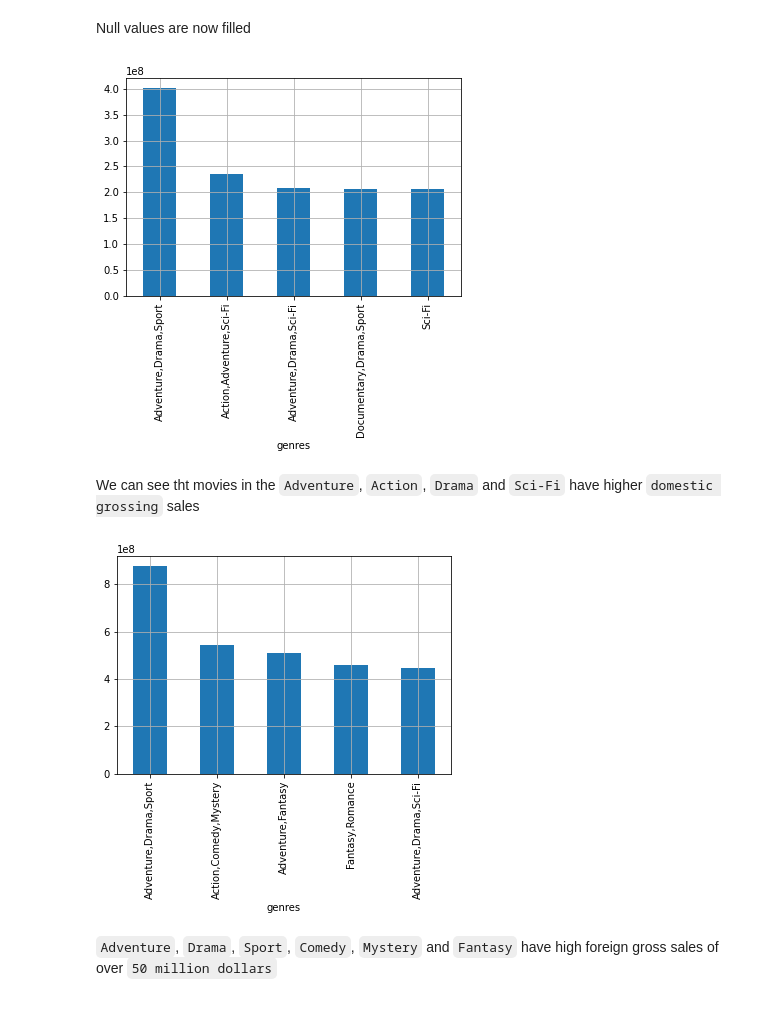
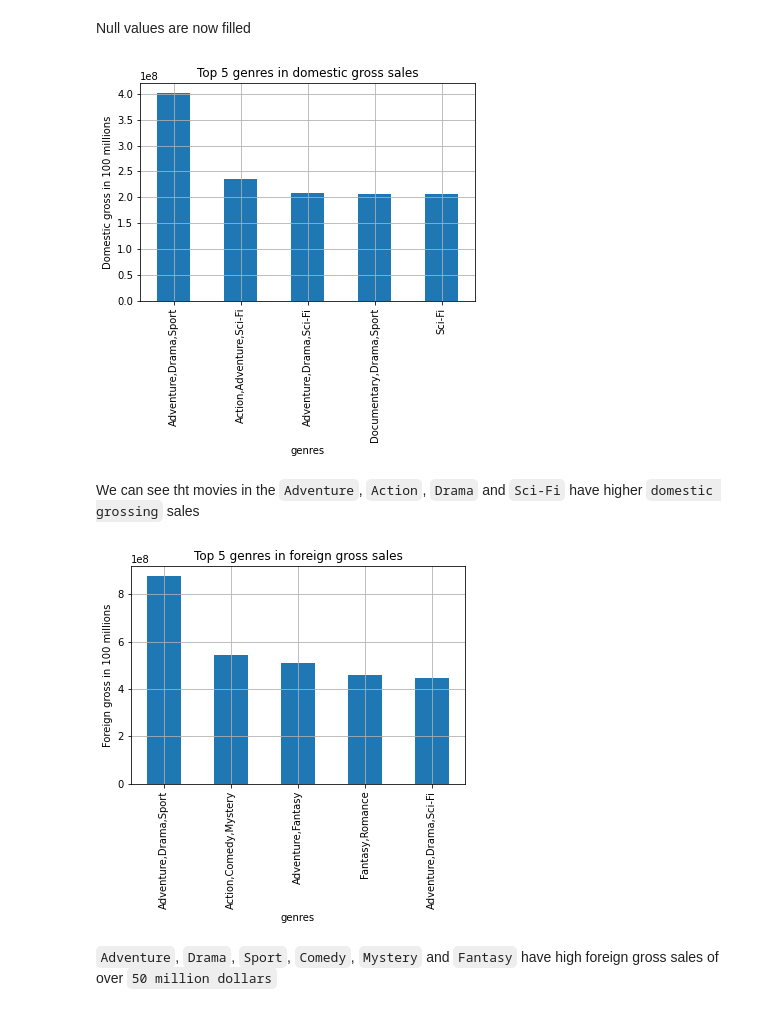
Before and after one commit to KingMaina/Microsoft-Movie-Analysis, a Jupyter notebook: MIscrosoft_Movie_Analysis.ipynb, the cells around one changed output. Cells and saved outputs as stored; diff of their text form; code cells hidden in the pictures.

```diff
--- a/MIscrosoft_Movie_Analysis.ipynb
+++ b/MIscrosoft_Movie_Analysis.ipynb
@@ -848,16 +838,16 @@ movies_df.boxplot()
 Null values are now filled
 # %%
 # Group by genre and obtain some insights from visals
-movies_df.groupby('genres')['domestic_gross'].mean().sort_values(ascending=False).head(5).plot(kind='bar', grid=True);
+movies_df.groupby('genres')['domestic_gross'].mean().sort_values(ascending=False).head(5).plot(kind='bar', grid=True, ylabel='Domestic gross in 100 millions', title='Top 5 genres in domestic gross sales');
 # %% [output]
-[figure, old version]
+[figure, new version]
 # %% [markdown]
 We can see tht movies in the `Adventure`, `Action`, `Drama` and `Sci-Fi` have higher `domestic grossing` sales
 # %%
 # Group by genre and obtain some insights from visals
-movies_df.groupby('genres')['foreign_gross'].mean().sort_values(ascending=False).head(5).plot(kind='bar', grid=True);
+movies_df.groupby('genres')['foreign_gross'].mean().sort_values(ascending=False).head(5).plot(kind='bar', grid=True, ylabel='Foreign gross in 100 millions', title='Top 5 genres in foreign gross sales');
 # %% [output]
-[figure, old version]
+[figure, new version]
 # %% [markdown]
 `Adventure`, `Drama`, `Sport`, `Comedy`, `Mystery` and `Fantasy` have high foreign gross sales of over `50 million dollars`
 # %%
```
Also changed, not shown: parts of 11 cells of this notebook, 13 other files.
